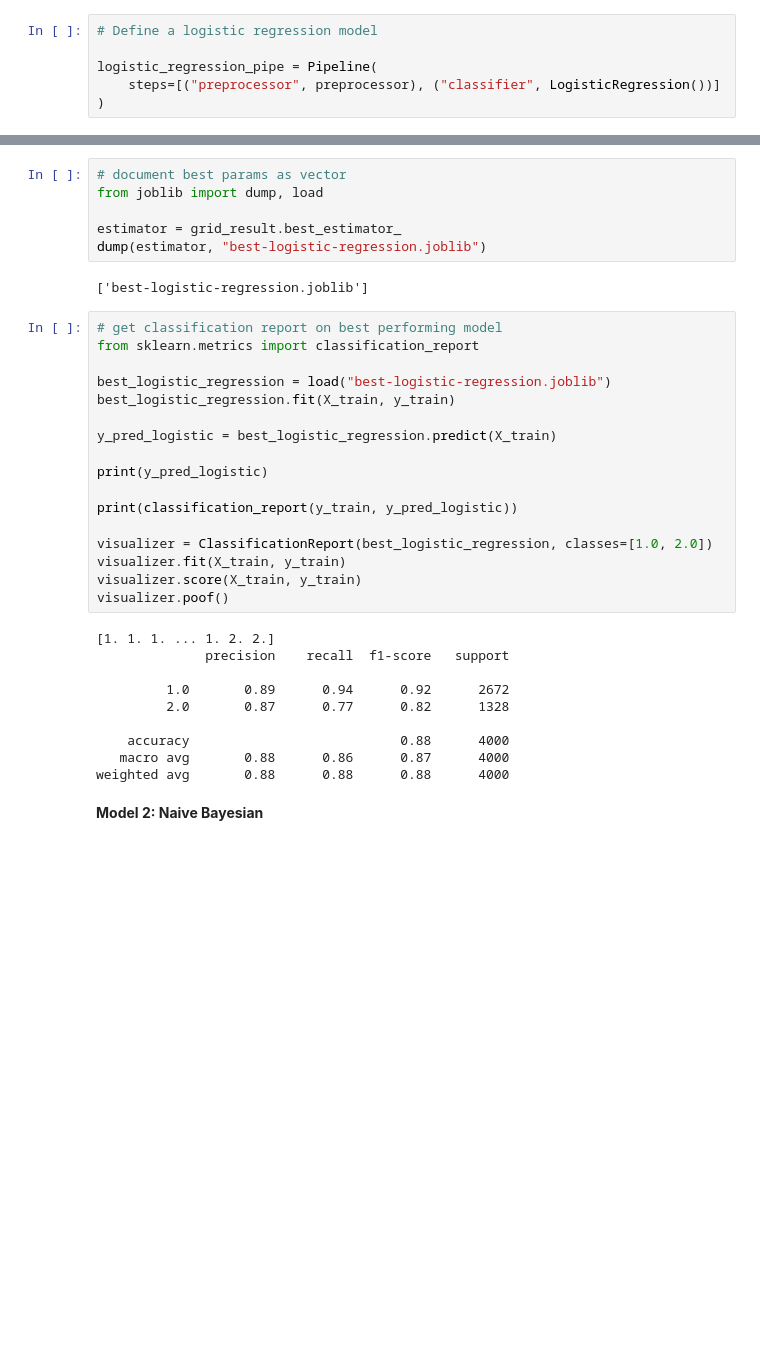
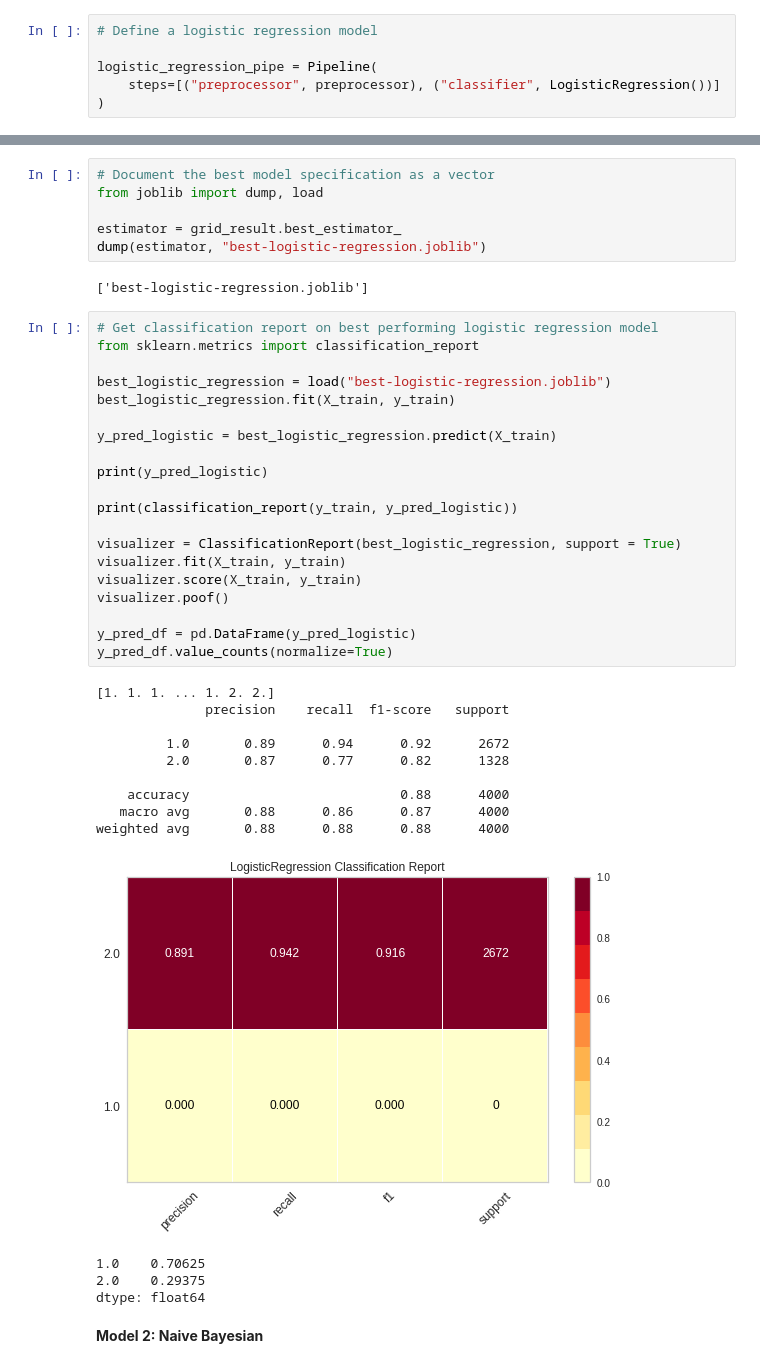
Before and after one commit to OskarKrafft/Machine-Learning-Project, a Jupyter notebook: 02_Models.ipynb, the cells around one changed output, grey strips where cells are left out. Cells and saved outputs as stored; diff of their text form; blank space fills up the shorter version.

Commit message:
Includes model comparison

```diff
--- a/02_Models.ipynb
+++ b/02_Models.ipynb
@@ -204,7 +204,7 @@ Best: 0.903486 using {'classifier__C': 0.1, 'classifier__penalty': 'l2', 'classi
 0.903072 (0.007791) with: {'classifier__C': 100, 'classifier__penalty': 'l2', 'classifier__solver': 'lbfgs'}
 0.899548 (0.010139) with: {'classifier__C': 100, 'classifier__penalty': 'l2', 'classifier__solver': 'liblinear'}
 # %%
-# document best params as vector
+# Document the best model specification as a vector
 from joblib import dump, load
 
 estimator = grid_result.best_estimator_
@@ -212,32 +212,39 @@ dump(estimator, "best-logistic-regression.joblib")
 # %% [output]
 ['best-logistic-regression.joblib']
 # %%
-# get classification report on best performing model
+# Get classification report on best performing logistic regression model
 from sklearn.metrics import classification_report
 
 best_logistic_regression = load("best-logistic-regression.joblib")
 best_logistic_regression.fit(X_train, y_train)
 
 y_pred_logistic = best_logistic_regression.predict(X_train)
 
 print(y_pred_logistic)
 
 print(classification_report(y_train, y_pred_logistic))
 
-visualizer = ClassificationReport(best_logistic_regression, classes=[1.0, 2.0])
+visualizer = ClassificationReport(best_logistic_regression, support = True)
 visualizer.fit(X_train, y_train)
 visualizer.score(X_train, y_train)
 visualizer.poof()
+
+y_pred_df = pd.DataFrame(y_pred_logistic)
+y_pred_df.value_counts(normalize=True)
 # %% [output]
 [1. 1. 1. ... 1. 2. 2.]
               precision    recall  f1-score   support
 
          1.0       0.89      0.94      0.92      2672
          2.0       0.87      0.77      0.82      1328
 
     accuracy                           0.88      4000
    macro avg       0.88      0.86      0.87      4000
 weighted avg       0.88      0.88      0.88      4000
+[figure, added]
+1.0    0.70625
+2.0    0.29375
+dtype: float64
 # %% [markdown]
 **Model 2: Naive Bayesian**
 # %%
```
Also changed, not shown: parts of 7 cells of this notebook.
